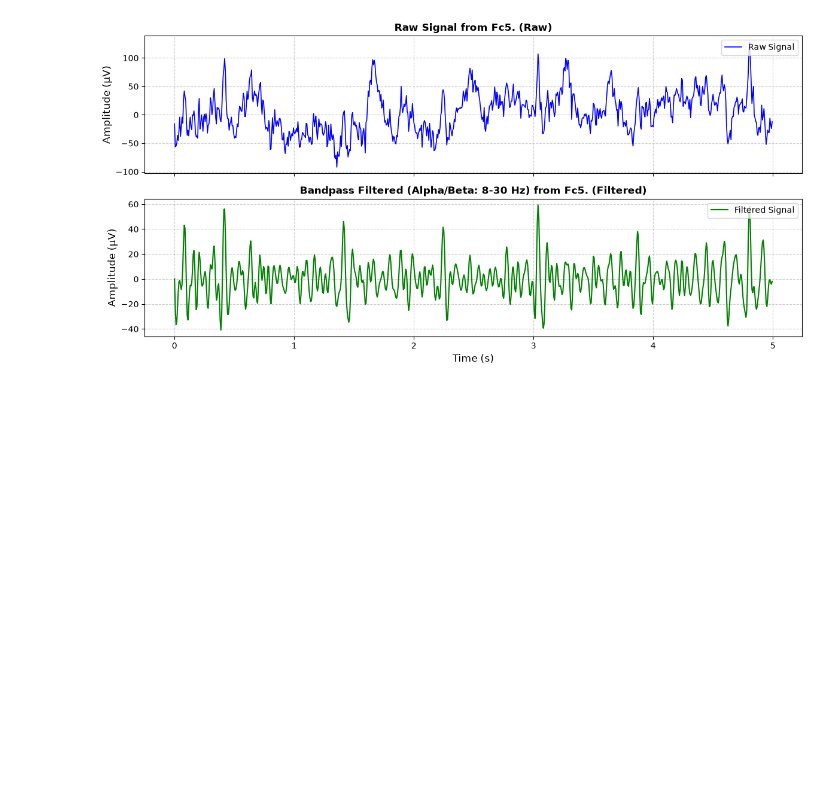
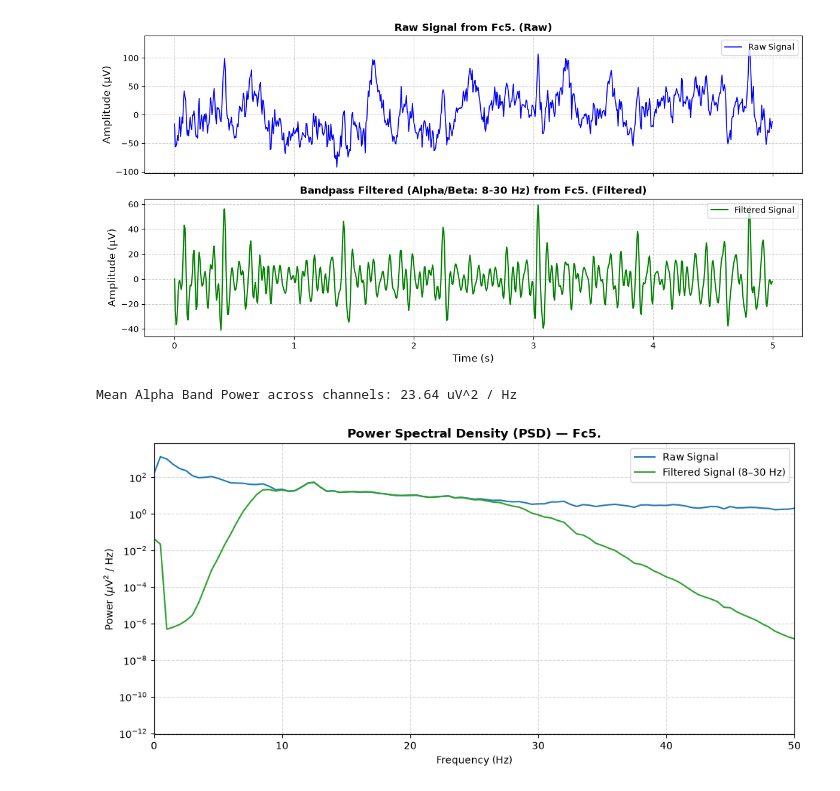
Before and after one commit to schaumenstattstressen/eeg-lfp-signal-pipeline, a Jupyter notebook: pipeline_demo.ipynb, the cells around one changed output. Drawn from its saved outputs; the diff is of its cells as text; code cells hidden in the pictures; blank space fills up the shorter version.

Commit message:
feat: implement Welch PSD feature extraction and comparison plots

```diff
--- a/pipeline_demo.ipynb
+++ b/pipeline_demo.ipynb
@@ -91,3 +91,28 @@ fig, axes = plot_eeg_signal(
 plt.show()
 # %% [output]
 [figure]
+# %%
+from features import compute_psd, extract_band_power
+from visualization import plot_psd_comparison
+
+# 1. compute PSD matrices for raw and filtered signals matrices
+freqs, raw_psd = compute_psd(raw_rest.get_data(), fs=raw_rest.info['sfreq'])
+_, filtered_psd = compute_psd(filtered_rest, fs=raw_rest.info['sfreq'])
+
+# 2. extract avg. Alpha power (8-12 Hz) across all 64 channels
+alpha_power = extract_band_power(freqs, filtered_psd, band_limits=(8.0, 12.0))
+print(f"Mean Alpha Band Power across channels: {alpha_power.mean() * 1e12:.2f} uV^2 / Hz")
+
+# 3. Plot PSD comparison for channel Fc5.
+fig, ax = plot_psd_comparison(
+    freqs=freqs,
+    raw_psd=raw_psd,
+    filtered_psd=filtered_psd,
+    channel_idx=0,
+    channel_name=raw_rest.ch_names[0]
+)
+
+plt.show()
+# %% [output]
+Mean Alpha Band Power across channels: 23.64 uV^2 / Hz
+[figure, added]
```
Also changed, not shown: 2 other files.
